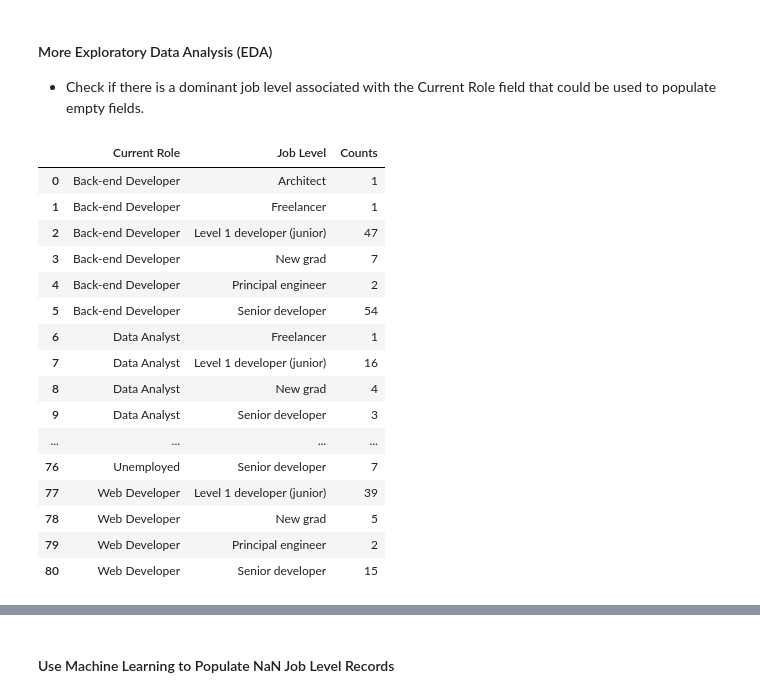
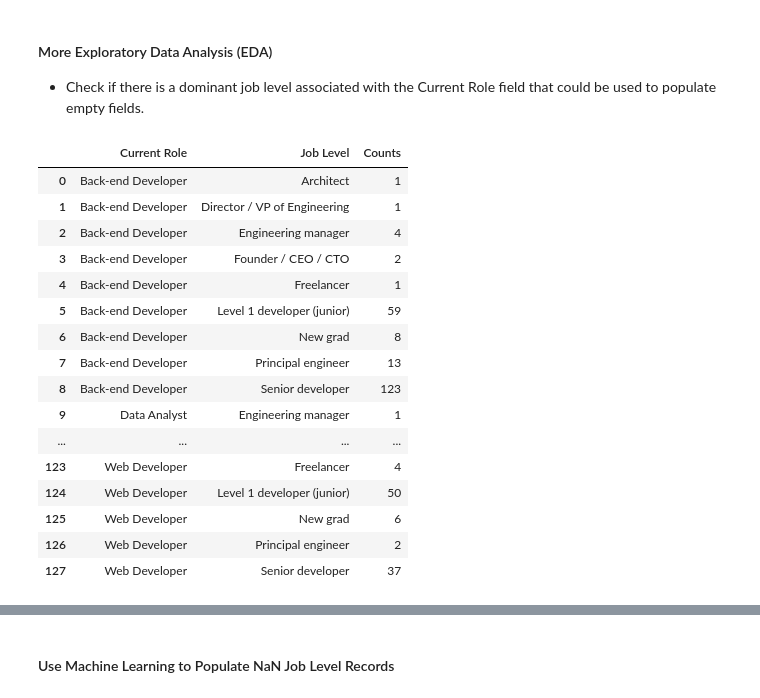
Before and after one commit to IT4063C-Fall24/final-project-yaumj, a Jupyter notebook: source.ipynb, the cells around one changed output, grey strips where cells are left out. Saved outputs shown, nothing was run; the diff lists cells and outputs as text; code cells hidden in the pictures.

```diff
--- a/source.ipynb
+++ b/source.ipynb
@@ -785,28 +786,28 @@ Rows where Job Level is NaN and Current Role is not NaN:
 - Check if there is a dominant job level associated with the Current Role field that could be used to populate empty fields.
 # %%
 # Group by Current Role and Job Level, and count occurrences
-role_level_counts = worker_responses_values_df.groupby(['Current Role', 'Job Level']).size().reset_index(name='Counts')
+role_level_counts = filtered_us_dev_survey_values_df.groupby(['Current Role', 'Job Level']).size().reset_index(name='Counts')
 
 # Set the option to display all rows for this code cell only
 with pd.option_context('display.max_rows', None):
     display(role_level_counts)
 # %% [output]
 |  | Current Role | Job Level | Counts |
 | 0 | Back-end Developer | Architect | 1 |
-| 1 | Back-end Developer | Freelancer | 1 |
-| 2 | Back-end Developer | Level 1 developer (junior) | 47 |
-| 3 | Back-end Developer | New grad | 7 |
-| 4 | Back-end Developer | Principal engineer | 2 |
-| 5 | Back-end Developer | Senior developer | 54 |
-| 6 | Data Analyst | Freelancer | 1 |
-| 7 | Data Analyst | Level 1 developer (junior) | 16 |
-| 8 | Data Analyst | New grad | 4 |
-| 9 | Data Analyst | Senior developer | 3 |
+| 1 | Back-end Developer | Director / VP of Engineering | 1 |
+| 2 | Back-end Developer | Engineering manager | 4 |
+| 3 | Back-end Developer | Founder / CEO / CTO | 2 |
+| 4 | Back-end Developer | Freelancer | 1 |
+| 5 | Back-end Developer | Level 1 developer (junior) | 59 |
+| 6 | Back-end Developer | New grad | 8 |
+| 7 | Back-end Developer | Principal engineer | 13 |
+| 8 | Back-end Developer | Senior developer | 123 |
+| 9 | Data Analyst | Engineering manager | 1 |
 | ... | ... | ... | ... |
-| 76 | Unemployed | Senior developer | 7 |
-| 77 | Web Developer | Level 1 developer (junior) | 39 |
-| 78 | Web Developer | New grad | 5 |
-| 79 | Web Developer | Principal engineer | 2 |
-| 80 | Web Developer | Senior developer | 15 |
+| 123 | Web Developer | Freelancer | 4 |
+| 124 | Web Developer | Level 1 developer (junior) | 50 |
+| 125 | Web Developer | New grad | 6 |
+| 126 | Web Developer | Principal engineer | 2 |
+| 127 | Web Developer | Senior developer | 37 |
 # %% [markdown]
 #### Data Visualization using Seaborn Box Plot
```
Also changed, not shown: parts of 3 cells of this notebook.
